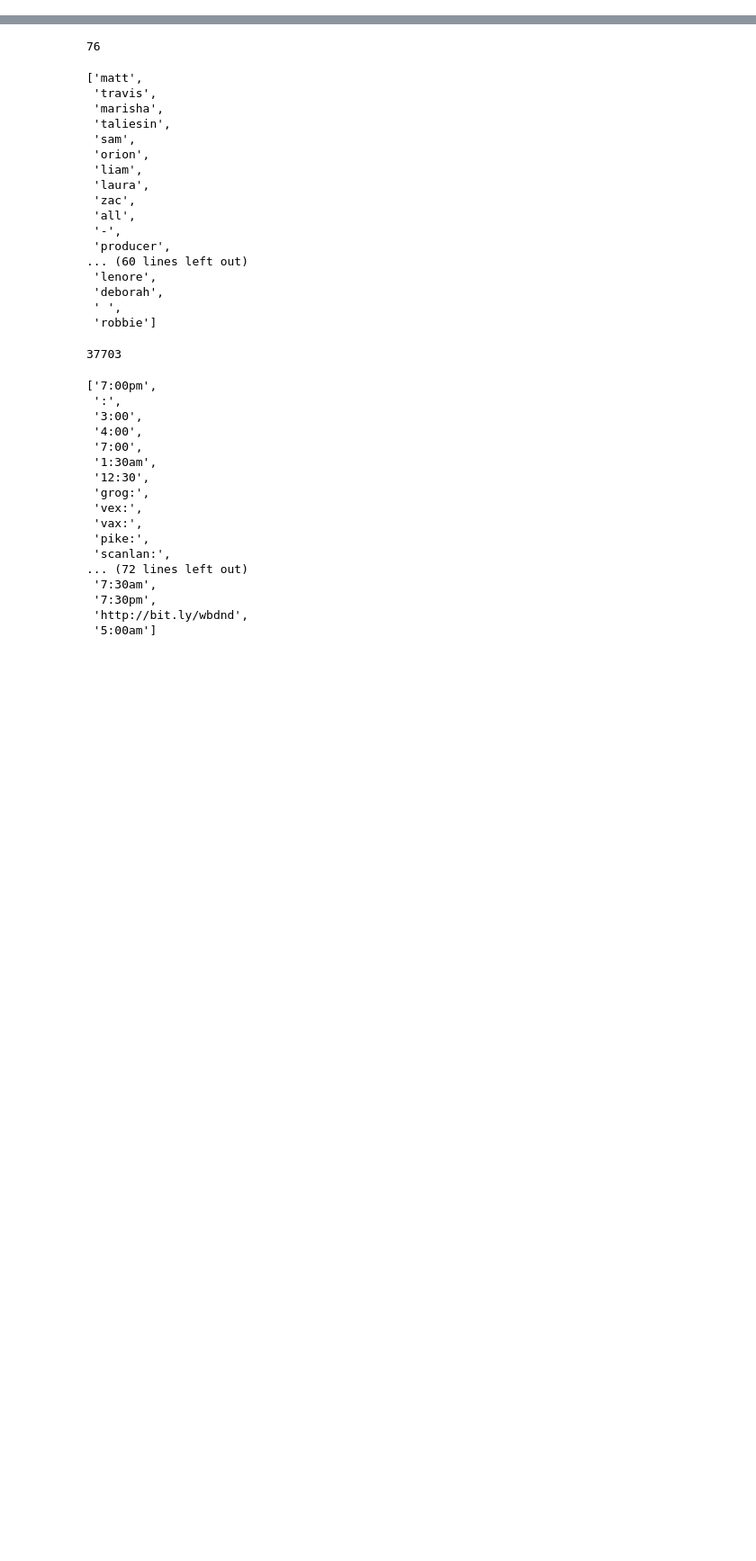
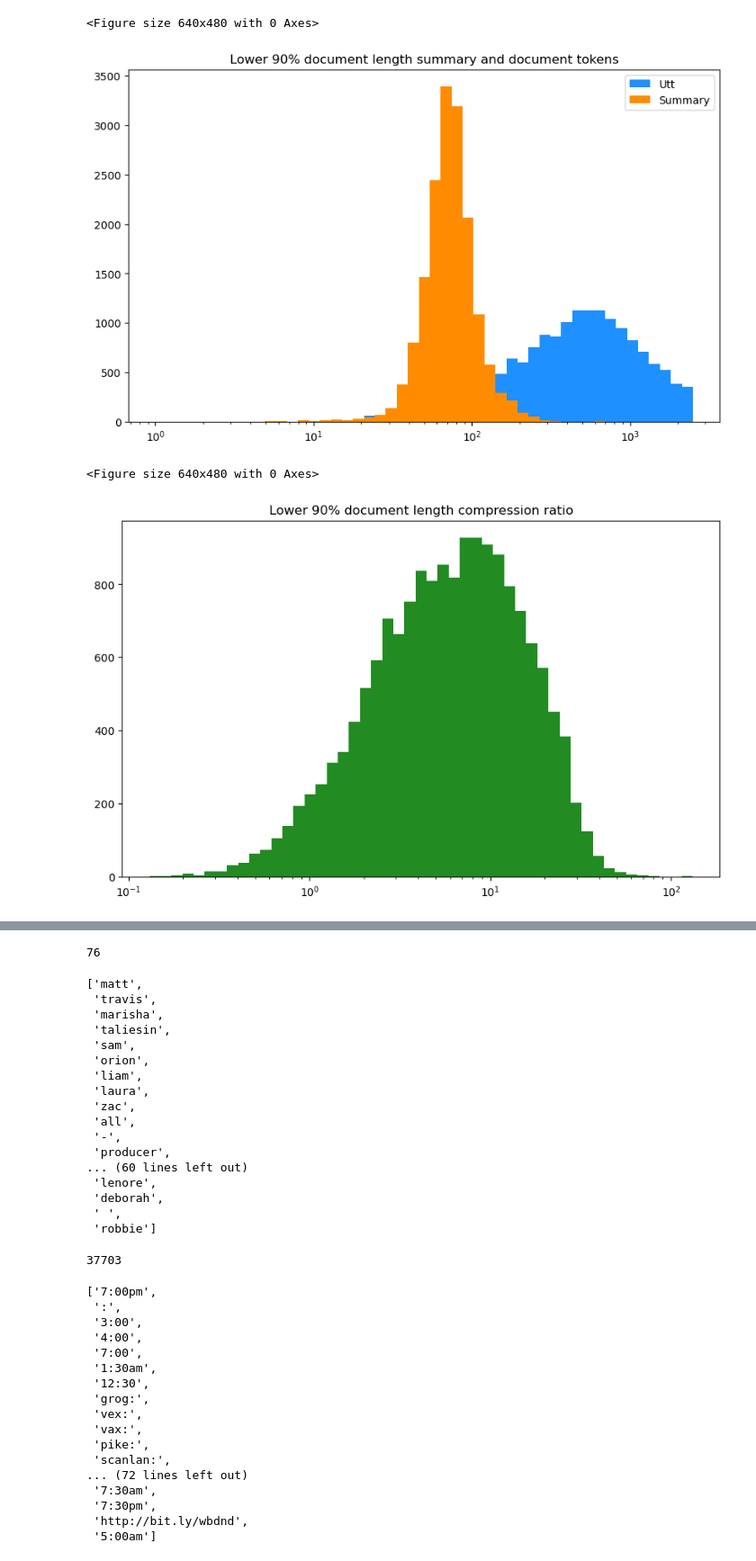
Before and after one commit to VictorHerrig/Critical_Role_summarization, a Jupyter notebook: exploration/get_data_stats.ipynb, the cells around one changed output, grey strips where cells are left out. Shown at 90% size. Cells and saved outputs as stored; diff of their text form; code cells hidden in the pictures; blank space fills up the shorter version.

```diff
--- a/exploration/get_data_stats.ipynb
+++ b/exploration/get_data_stats.ipynb
@@ -90,0 +145,28 @@ plt.show()
+# %%
+lower_90_idx = np.argsort(utt_lens)[:-int(len(utt_lens) / 10)]
+lower_90_utt_lens = np.array(utt_lens)[lower_90_idx]
+lower_90_summ_lens = np.array(summ_lens)[lower_90_idx]
+
+plt.clf()
+_ = plt.subplots(figsize=(10, 6))
+bins = np.logspace(np.log10(min(lower_90_utt_lens.min(), lower_90_summ_lens.min())), np.log10(max(lower_90_utt_lens)))
+plt.hist(lower_90_utt_lens, label='Utt', color='dodgerblue', bins=bins)
+plt.hist(lower_90_summ_lens, label='Summary', color='darkorange', bins=bins)
+plt.xscale('log')
+plt.legend()
+plt.title('Lower 90% document length summary and document tokens')
+plt.show()
+
+plt.clf()
+_ = plt.subplots(figsize=(10, 6))
+ratios = [float(u) / float(s) for u, s in zip(lower_90_utt_lens, lower_90_summ_lens) if s != 0]
+bins = np.logspace(np.log10(min(ratios)), np.log10(max(ratios)))
+plt.hist(ratios, color='forestgreen', bins=bins)
+plt.xscale('log')
+plt.title('Lower 90% document length compression ratio')
+plt.show()
+# %% [output]
+<Figure size 640x480 with 0 Axes>
+[figure, added]
+<Figure size 640x480 with 0 Axes>
+[figure, added]
```
Also changed, not shown: parts of 15 cells of this notebook, 1 other file.
